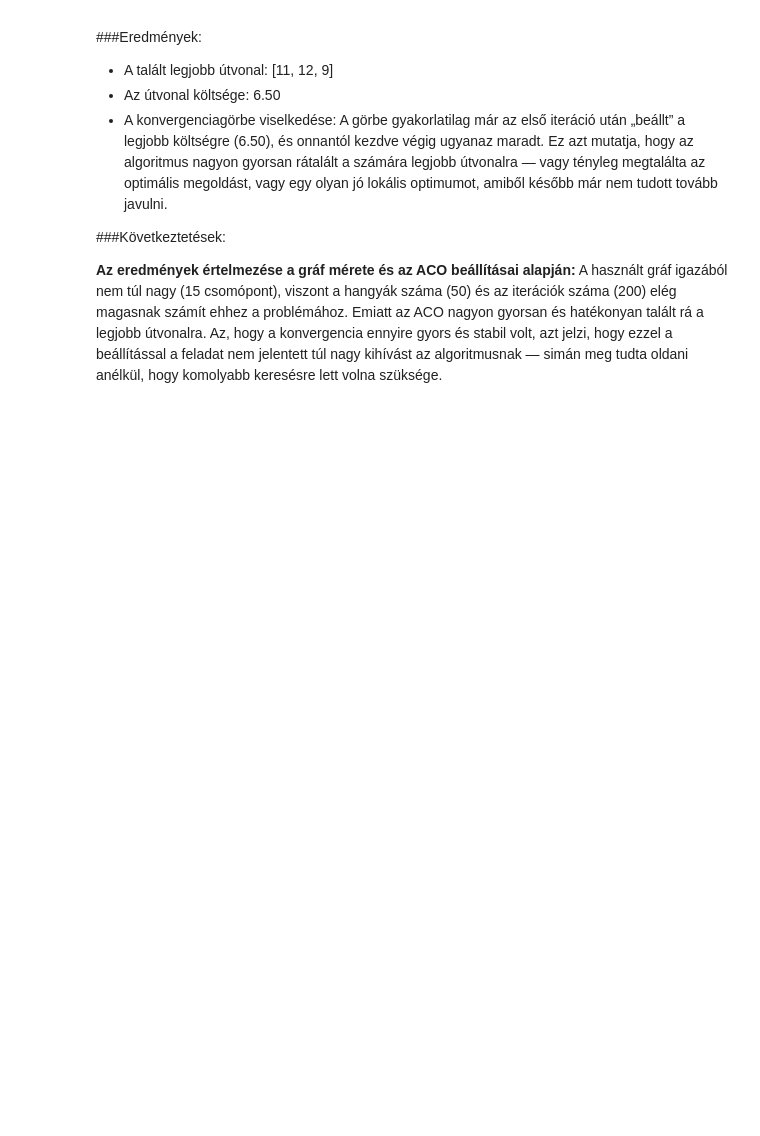
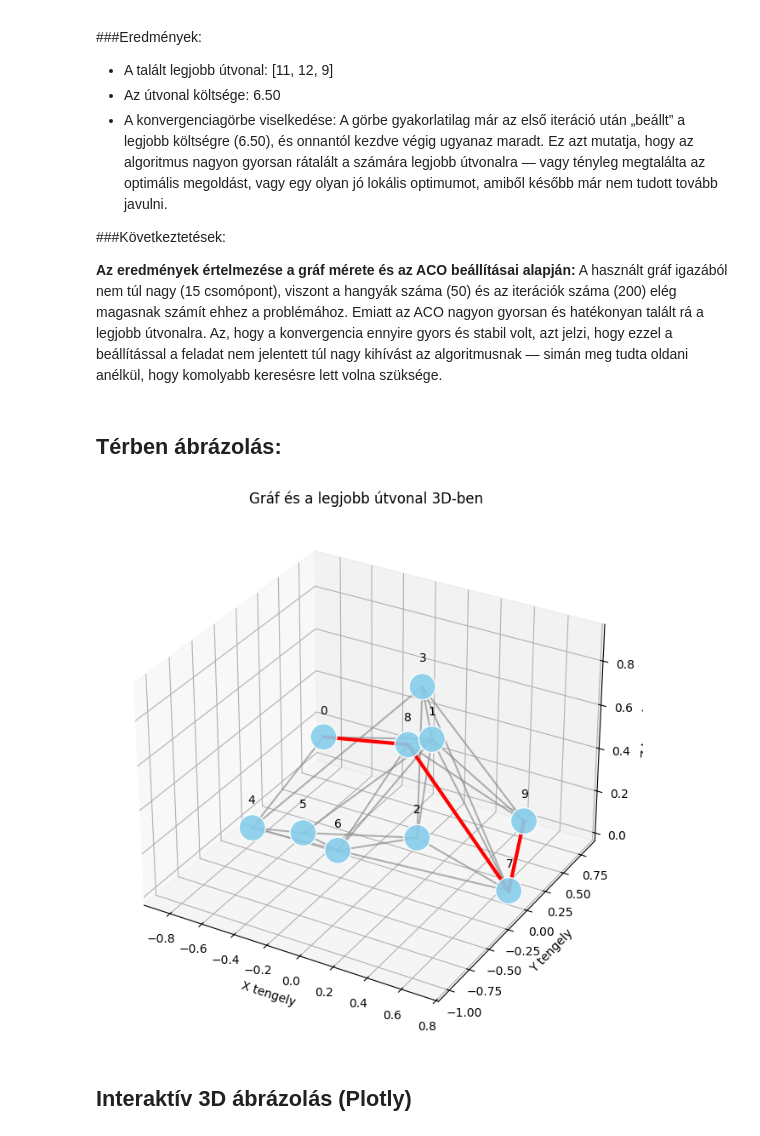
Before and after one commit to bodohelgahannelora-lab/Bioinformatika, a Jupyter notebook: Bodo Helga-Hannelora - GA_bev_ACO_Projekt_Template.ipynb, the cells around one changed output. Saved outputs shown, nothing was run; the diff lists cells and outputs as text; code cells hidden in the pictures; blank space fills up the shorter version.

```diff
--- a/Bodo Helga-Hannelora - GA_bev_ACO_Projekt_Template.ipynb
+++ b/Bodo Helga-Hannelora - GA_bev_ACO_Projekt_Template.ipynb
@@ -338,3 +338,56 @@ plot_graph_and_path(graph, best_path)
 
 **Az eredmények értelmezése a gráf mérete és az ACO beállításai alapján:**
 A használt gráf igazából nem túl nagy (15 csomópont), viszont a hangyák száma (50) és az iterációk száma (200) elég magasnak számít ehhez a problémához. Emiatt az ACO nagyon gyorsan és hatékonyan talált rá a legjobb útvonalra. Az, hogy a konvergencia ennyire gyors és stabil volt, azt jelzi, hogy ezzel a beállítással a feladat nem jelentett túl nagy kihívást az algoritmusnak — simán meg tudta oldani anélkül, hogy komolyabb keresésre lett volna szüksége.
+# %% [markdown]
+## Térben ábrázolás:
+# %%
+import matplotlib.pyplot as plt
+import networkx as nx
+from mpl_toolkits.mplot3d import Axes3D
+
+def plot_graph_3d(graph, path):
+    G = nx.Graph()
+
+    for u in graph:
+        for v, w in graph[u].items():
+            G.add_edge(u, v, weight=w)
+
+    pos_2d = nx.spring_layout(G, seed=42) # 2D layout
+    pos_3d = {node: (pos_2d[node][0], pos_2d[node][1], random.uniform(0, 1)) for node in G.nodes()} # Hozzáadunk egy random z koordinátát
+
+    fig = plt.figure(figsize=(10, 8))
+    ax = fig.add_subplot(111, projection='3d')
+
+    x_nodes = [pos_3d[node][0] for node in G.nodes()]
+    y_nodes = [pos_3d[node][1] for node in G.nodes()]
+    z_nodes = [pos_3d[node][2] for node in G.nodes()]
+    ax.scatter(x_nodes, y_nodes, z_nodes, s=500, c='skyblue', alpha=0.9, edgecolors='w')
+
+    for edge in G.edges():
+        x_edge = [pos_3d[edge[0]][0], pos_3d[edge[1]][0]]
+        y_edge = [pos_3d[edge[0]][1], pos_3d[edge[1]][1]]
+        z_edge = [pos_3d[edge[0]][2], pos_3d[edge[1]][2]]
+        ax.plot(x_edge, y_edge, z_edge, c='gray', alpha=0.6)
+
+    if path is not None:
+        path_edges = [(path[i], path[i + 1]) for i in range(len(path) - 1)]
+        for u, v in path_edges:
+            x_path_edge = [pos_3d[u][0], pos_3d[v][0]]
+            y_path_edge = [pos_3d[u][1], pos_3d[v][1]]
+            z_path_edge = [pos_3d[u][2], pos_3d[v][2]]
+            ax.plot(x_path_edge, y_path_edge, z_path_edge, c='red', linewidth=3)
+
+    for node, (x, y, z) in pos_3d.items():
+        ax.text(x, y, z + 0.1, str(node), color='black', fontsize=10, ha='center', va='bottom')
+
+    ax.set_title("Gráf és a legjobb útvonal 3D-ben")
+    ax.set_xlabel("X tengely")
+    ax.set_ylabel("Y tengely")
+    ax.set_zlabel("Z tengely")
+    plt.show()
+
+plot_graph_3d(graph, best_path)
+# %% [output]
+[figure, added]
+# %% [markdown]
+## Interaktív 3D ábrázolás (Plotly)
```
Also changed, not shown: parts of 3 cells of this notebook.
